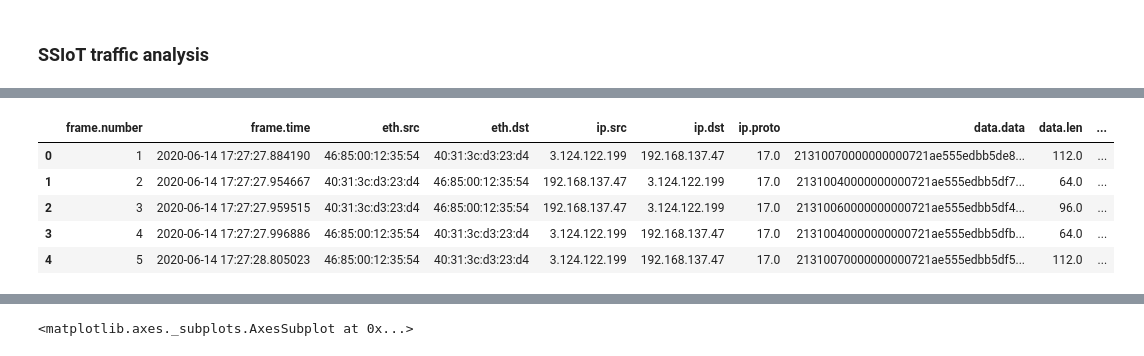
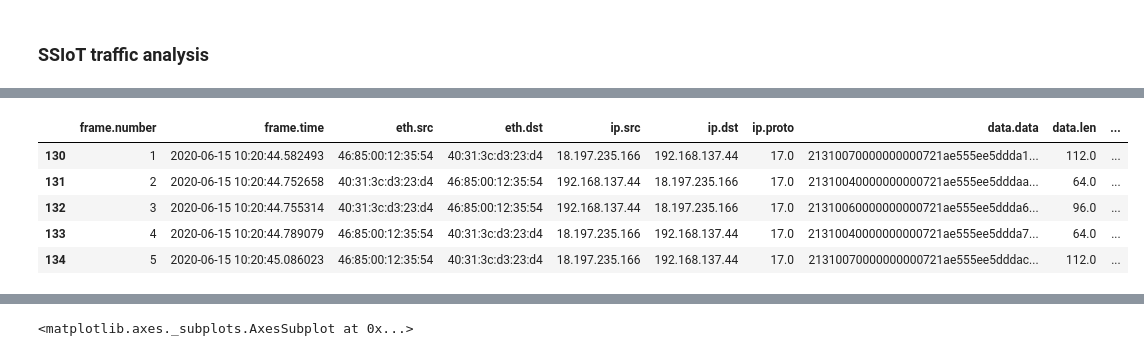
Before and after one commit to francolmenar-UT/Security-Services-for-IoT, a Jupyter notebook: Final-Project/Traffic Analysis.ipynb, the cells around one changed output, grey strips where cells are left out. Cells and saved outputs as stored; diff of their text form; code cells hidden in the pictures.

```diff
--- a/Final-Project/Traffic Analysis.ipynb
+++ b/Final-Project/Traffic Analysis.ipynb
@@ -51,9 +92,14 @@ for i in range(df.shape[0]):
+# %%
+#select specific test/label
+x1 = df.loc[df.label == "MiLampDecreaseBrightnessInApp"]
+# drop specific rows
+x1 = x1.drop(x1[x1["ip.src"] == "192.168.137.1"].index)
 # %%
-df.head()
+x1.head()
 # %% [output]
 |  | frame.number | frame.time | eth.src | eth.dst | ip.src | ip.dst | ip.proto | data.data | data.len | ... |
-| 0 | 1 | 2020-06-14 17:27:27.884190 | 46:85:00:12:35:54 | 40:31:3c:d3:23:d4 | 3.124.122.199 | 192.168.137.47 | 17.0 | 21310070000000000721ae555edbb5de8... | 112.0 | ... |
-| 1 | 2 | 2020-06-14 17:27:27.954667 | 40:31:3c:d3:23:d4 | 46:85:00:12:35:54 | 192.168.137.47 | 3.124.122.199 | 17.0 | 21310040000000000721ae555edbb5df7... | 64.0 | ... |
-| 2 | 3 | 2020-06-14 17:27:27.959515 | 40:31:3c:d3:23:d4 | 46:85:00:12:35:54 | 192.168.137.47 | 3.124.122.199 | 17.0 | 21310060000000000721ae555edbb5df4... | 96.0 | ... |
-| 3 | 4 | 2020-06-14 17:27:27.996886 | 46:85:00:12:35:54 | 40:31:3c:d3:23:d4 | 3.124.122.199 | 192.168.137.47 | 17.0 | 21310040000000000721ae555edbb5dfb... | 64.0 | ... |
-| 4 | 5 | 2020-06-14 17:27:28.805023 | 46:85:00:12:35:54 | 40:31:3c:d3:23:d4 | 3.124.122.199 | 192.168.137.47 | 17.0 | 21310070000000000721ae555edbb5df5... | 112.0 | ... |
+| 130 | 1 | 2020-06-15 10:20:44.582493 | 46:85:00:12:35:54 | 40:31:3c:d3:23:d4 | 18.197.235.166 | 192.168.137.44 | 17.0 | 21310070000000000721ae555ee5ddda1... | 112.0 | ... |
+| 131 | 2 | 2020-06-15 10:20:44.752658 | 40:31:3c:d3:23:d4 | 46:85:00:12:35:54 | 192.168.137.44 | 18.197.235.166 | 17.0 | 21310040000000000721ae555ee5dddaa... | 64.0 | ... |
+| 132 | 3 | 2020-06-15 10:20:44.755314 | 40:31:3c:d3:23:d4 | 46:85:00:12:35:54 | 192.168.137.44 | 18.197.235.166 | 17.0 | 21310060000000000721ae555ee5ddda6... | 96.0 | ... |
+| 133 | 4 | 2020-06-15 10:20:44.789079 | 46:85:00:12:35:54 | 40:31:3c:d3:23:d4 | 18.197.235.166 | 192.168.137.44 | 17.0 | 21310040000000000721ae555ee5ddda7... | 64.0 | ... |
+| 134 | 5 | 2020-06-15 10:20:45.086023 | 46:85:00:12:35:54 | 40:31:3c:d3:23:d4 | 18.197.235.166 | 192.168.137.44 | 17.0 | 21310070000000000721ae555ee5dddac... | 112.0 | ... |
```
Also changed, not shown: parts of 18 cells of this notebook.
